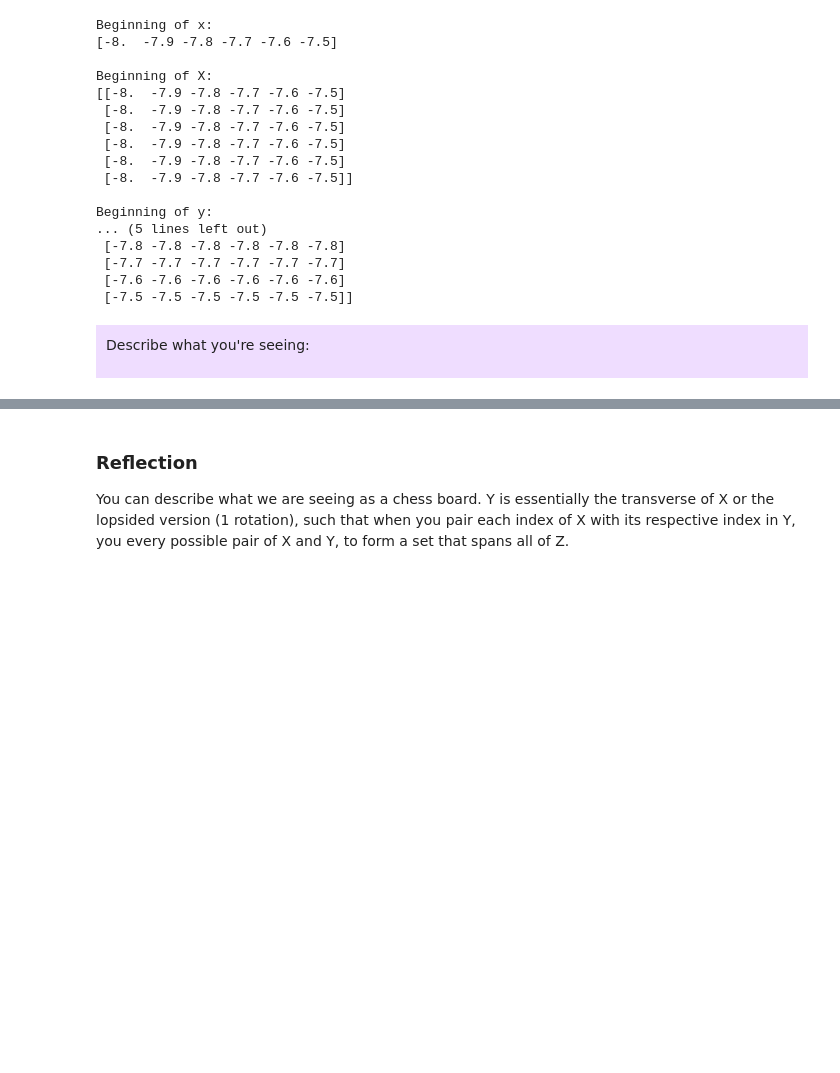
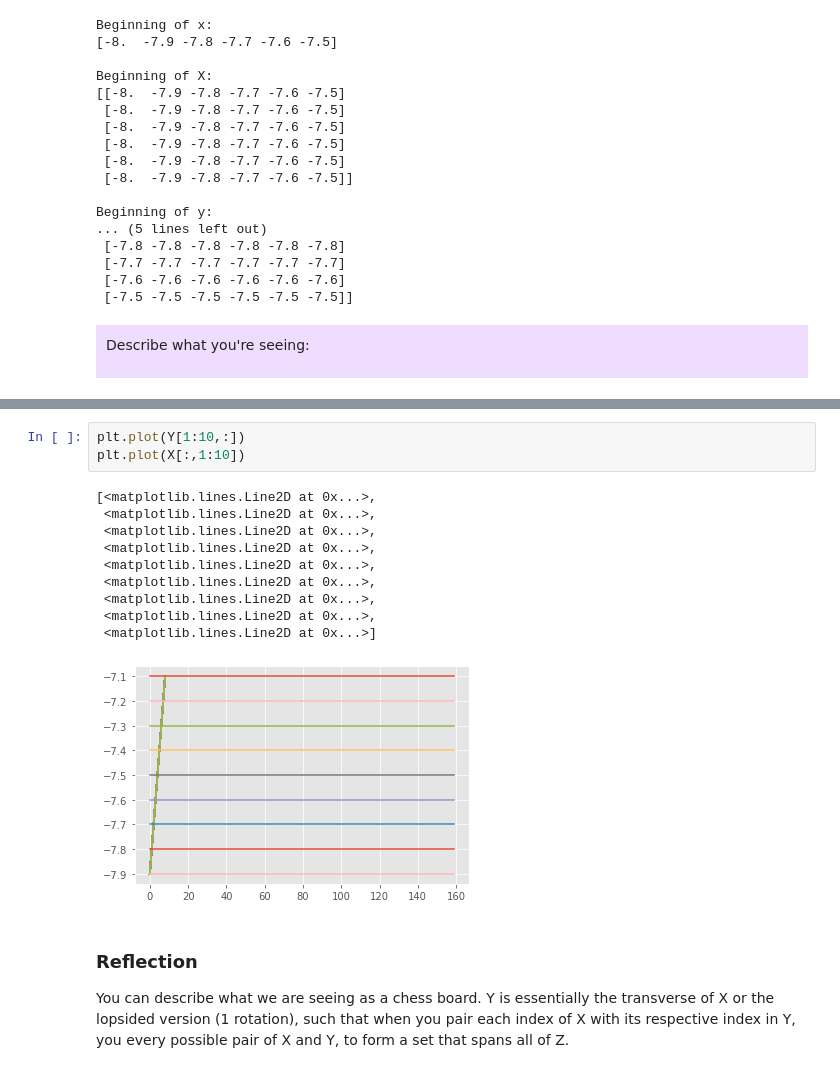
Before and after one commit to bharnav/CSC630-Machine-Learning, a Jupyter notebook: Gradients Project/project_gradients.ipynb, the cells around one changed output, grey strips where cells are left out. Cells and saved outputs as stored; diff of their text form; blank space fills up the shorter version.

```diff
--- a/Gradients Project/project_gradients.ipynb
+++ b/Gradients Project/project_gradients.ipynb
@@ -150,3 +161,17 @@ Beginning of y:
+# %%
+plt.plot(Y[1:10,:])
+plt.plot(X[:,1:10])
+# %% [output]
+[<matplotlib.lines.Line2D at 0x...>,
+ <matplotlib.lines.Line2D at 0x...>,
+ <matplotlib.lines.Line2D at 0x...>,
+ <matplotlib.lines.Line2D at 0x...>,
+ <matplotlib.lines.Line2D at 0x...>,
+ <matplotlib.lines.Line2D at 0x...>,
+ <matplotlib.lines.Line2D at 0x...>,
+ <matplotlib.lines.Line2D at 0x...>,
+ <matplotlib.lines.Line2D at 0x...>]
+[figure, added]
 # %% [markdown]
 ### Reflection
 
```
Also changed, not shown: parts of 8 cells of this notebook, 1 other file.
